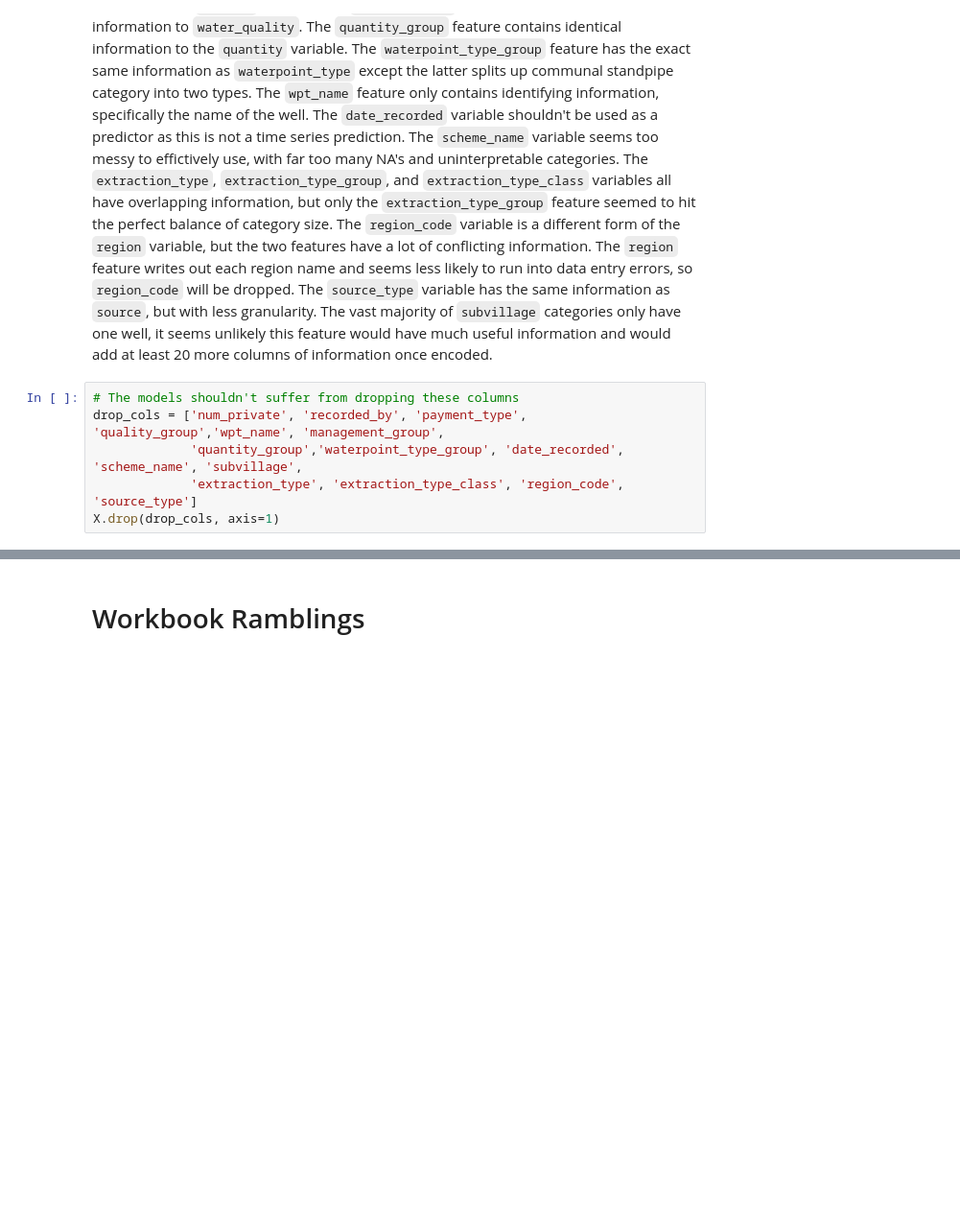
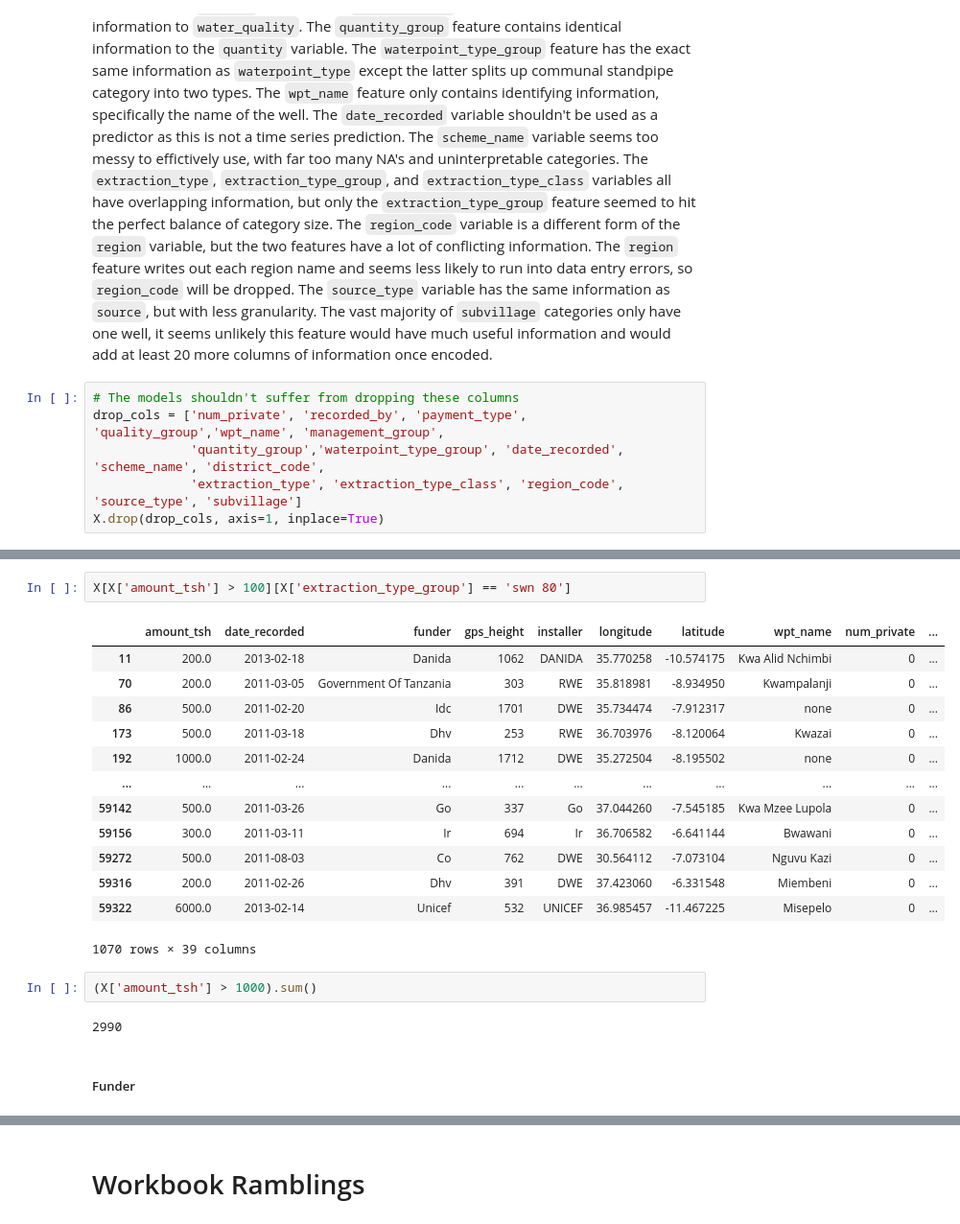
Before and after one commit to twood2015/Flatiron_Project_3, a Jupyter notebook: TylerWorkspace.ipynb, the cells around one changed output, grey strips where cells are left out. Shown at 96% size. Drawn from its saved outputs; the diff is of its cells as text; blank space fills up the shorter version.

```diff
--- a/TylerWorkspace.ipynb
+++ b/TylerWorkspace.ipynb
@@ -615,6 +635,6 @@ First drop all the columns that are too messy or don't provide any further infor
 # %%
 # The models shouldn't suffer from dropping these columns
 drop_cols = ['num_private', 'recorded_by', 'payment_type', 'quality_group','wpt_name', 'management_group',
-             'quantity_group','waterpoint_type_group', 'date_recorded', 'scheme_name', 'subvillage',
-             'extraction_type', 'extraction_type_class', 'region_code', 'source_type']
-X.drop(drop_cols, axis=1)
+             'quantity_group','waterpoint_type_group', 'date_recorded', 'scheme_name', 'district_code',
+             'extraction_type', 'extraction_type_class', 'region_code', 'source_type', 'subvillage']
+X.drop(drop_cols, axis=1, inplace=True)
@@ -634,0 +641,22 @@ X.drop(drop_cols, axis=1)
+# %%
+X[X['amount_tsh'] > 100][X['extraction_type_group'] == 'swn 80']
+# %% [output]
+|  | amount_tsh | date_recorded | funder | gps_height | installer | longitude | latitude | wpt_name | num_private | ... |
+| 11 | 200.0 | 2013-02-18 | Danida | 1062 | DANIDA | 35.770258 | -10.574175 | Kwa Alid Nchimbi | 0 | ... |
+| 70 | 200.0 | 2011-03-05 | Government Of Tanzania | 303 | RWE | 35.818981 | -8.934950 | Kwampalanji | 0 | ... |
+| 86 | 500.0 | 2011-02-20 | Idc | 1701 | DWE | 35.734474 | -7.912317 | none | 0 | ... |
+| 173 | 500.0 | 2011-03-18 | Dhv | 253 | RWE | 36.703976 | -8.120064 | Kwazai | 0 | ... |
+| 192 | 1000.0 | 2011-02-24 | Danida | 1712 | DWE | 35.272504 | -8.195502 | none | 0 | ... |
+| ... | ... | ... | ... | ... | ... | ... | ... | ... | ... | ... |
+| 59142 | 500.0 | 2011-03-26 | Go | 337 | Go | 37.044260 | -7.545185 | Kwa Mzee Lupola | 0 | ... |
+| 59156 | 300.0 | 2011-03-11 | Ir | 694 | Ir | 36.706582 | -6.641144 | Bwawani | 0 | ... |
+| 59272 | 500.0 | 2011-08-03 | Co | 762 | DWE | 30.564112 | -7.073104 | Nguvu Kazi | 0 | ... |
+| 59316 | 200.0 | 2011-02-26 | Dhv | 391 | DWE | 37.423060 | -6.331548 | Miembeni | 0 | ... |
+| 59322 | 6000.0 | 2013-02-14 | Unicef | 532 | UNICEF | 36.985457 | -11.467225 | Misepelo | 0 | ... |
+1070 rows × 39 columns
+# %%
+(X['amount_tsh'] > 1000).sum()
+# %% [output]
+2990
+# %% [markdown]
+##### Funder
```
Also changed, not shown: parts of 45 cells of this notebook.
